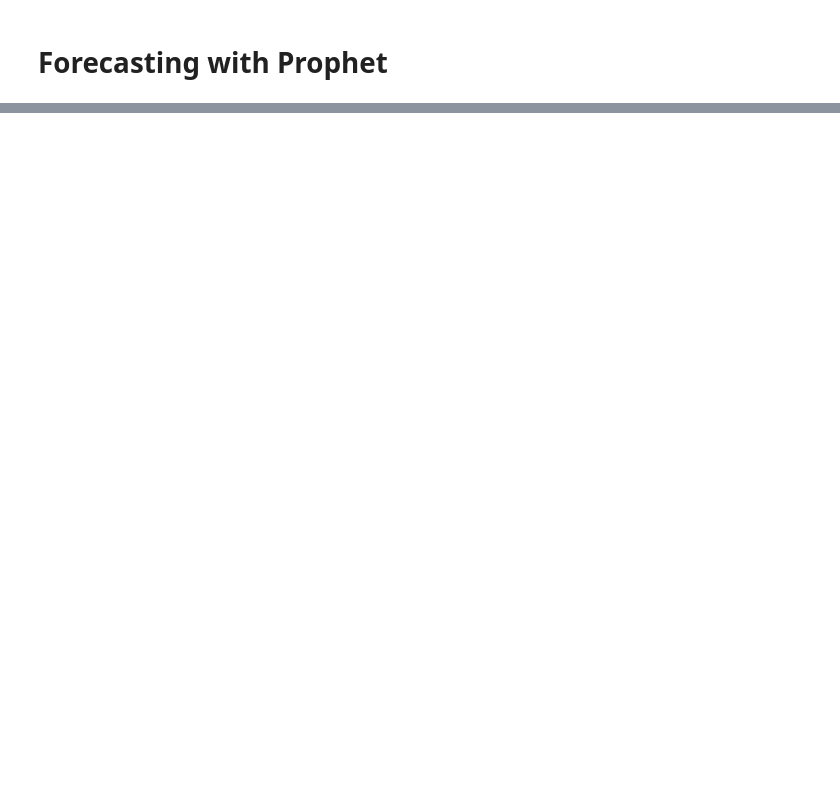
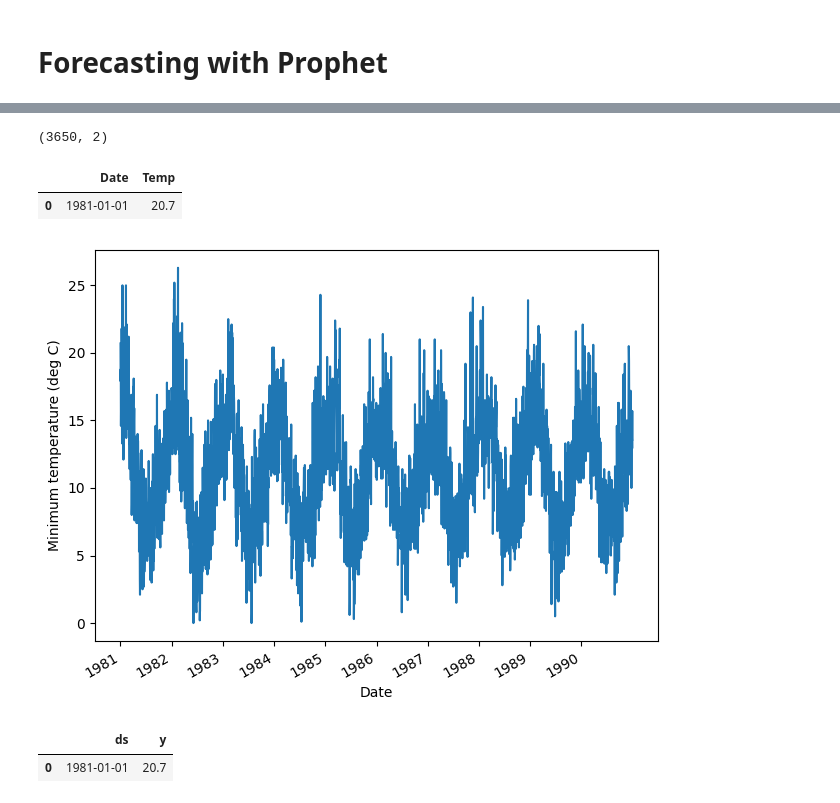
Before and after one commit to luigiselmi/timeseries, a Jupyter notebook: forecasting_with_prophet.ipynb, the cells around one changed output, grey strips where cells are left out. Cells and saved outputs as stored; diff of their text form; code cells hidden in the pictures; blank space fills up the shorter version.

```diff
--- a/forecasting_with_prophet.ipynb
+++ b/forecasting_with_prophet.ipynb
@@ -11,0 +13,27 @@ ModuleNotFoundError: No module named 'fbprophet'
+# %%
+data_url = 'https://raw.githubusercontent.com/marcopeix/TimeSeriesForecastingInPython/refs/heads/master/data/daily_min_temp.csv'
+df = pd.read_csv(data_url)
+df.shape
+# %% [output]
+(3650, 2)
+# %%
+df.head(1)
+# %% [output]
+|  | Date | Temp |
+| 0 | 1981-01-01 | 20.7 |
+# %%
+fig, ax = plt.subplots()
+fig.autofmt_xdate()
+ax.plot(df['Temp'])
+ax.set_xlabel('Date')
+ax.set_ylabel('Minimum temperature (deg C)')
+plt.xticks(np.arange(0, 3649, 365), np.arange(1981, 1991, 1))
+plt.tight_layout()
+# %% [output]
+[figure, added]
+# %%
+df.columns = ['ds', 'y']
+df.head(1)
+# %% [output]
+|  | ds | y |
+| 0 | 1981-01-01 | 20.7 |
```
Also changed, not shown: parts of 12 cells of this notebook.
